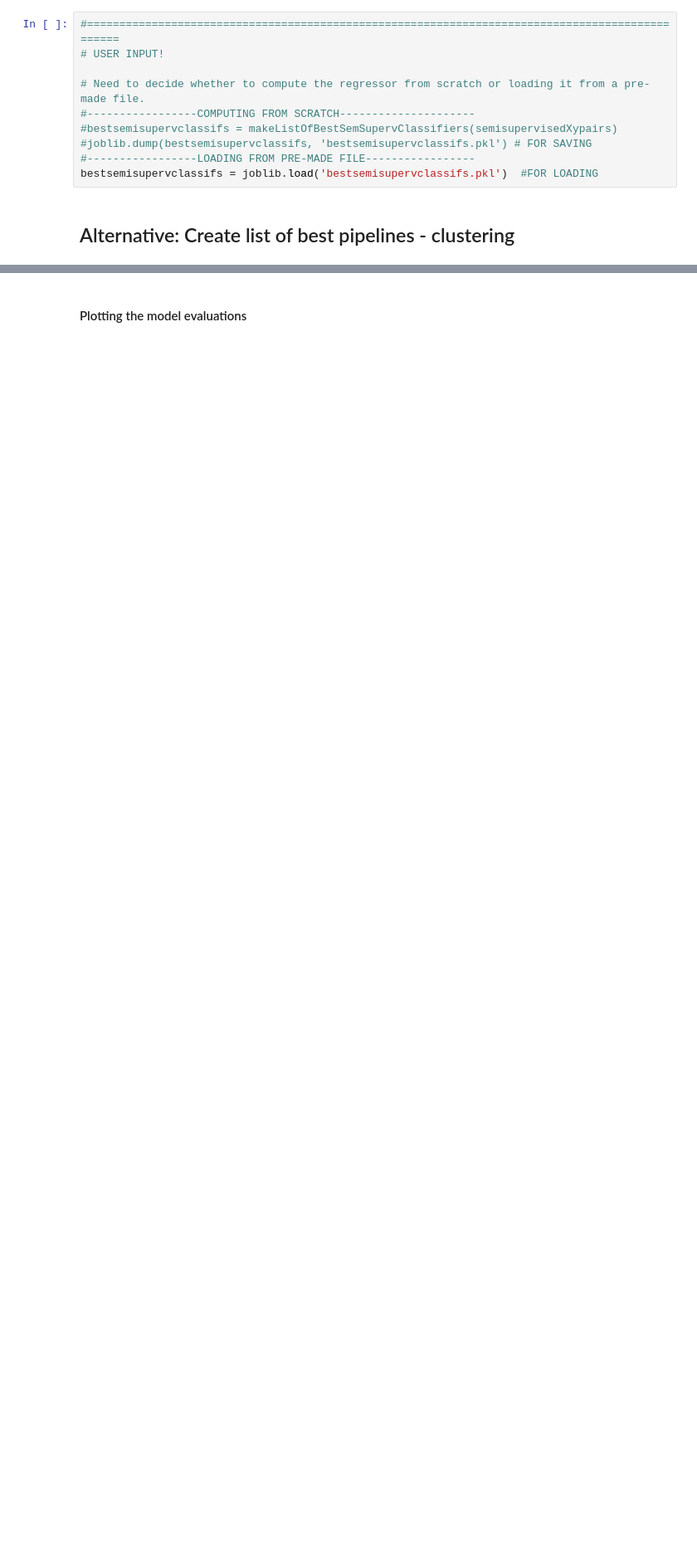
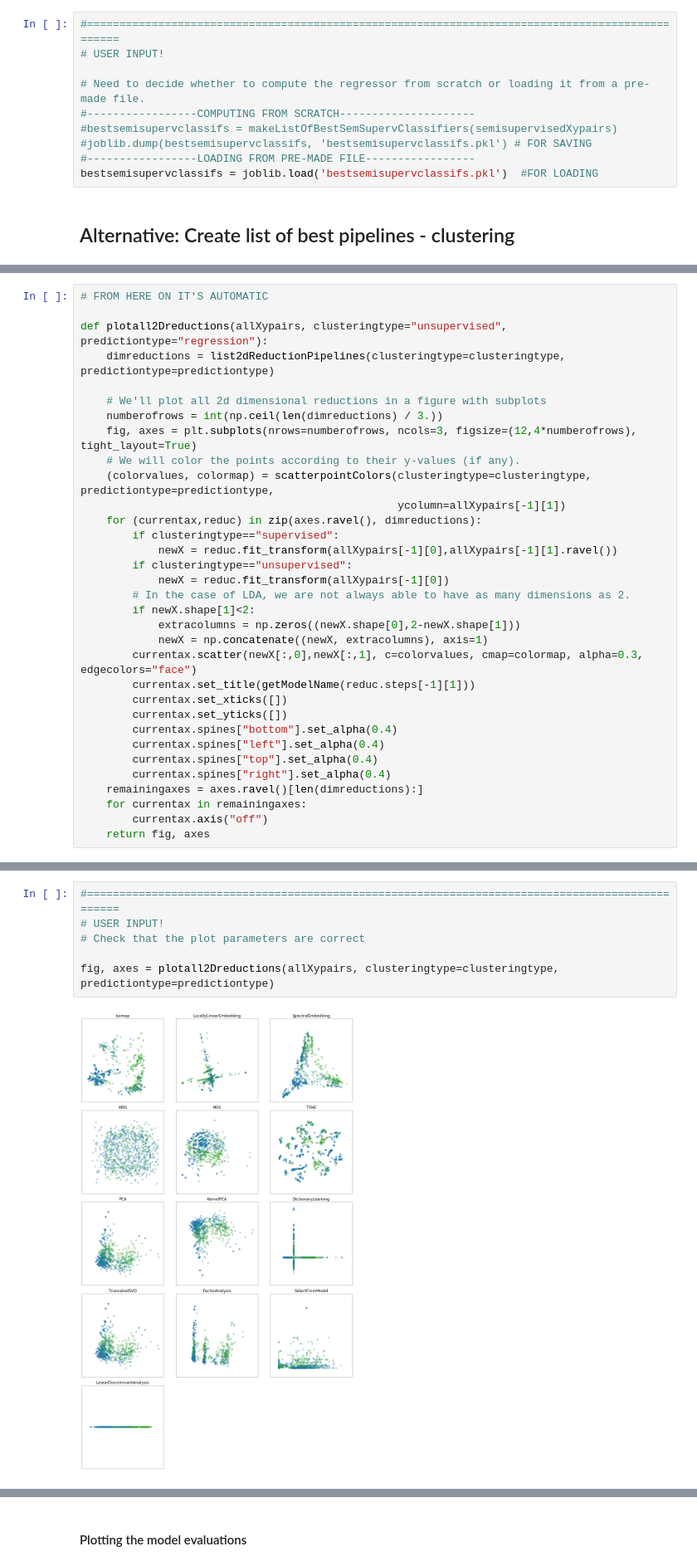
Before and after one commit to dangall/FullDataAnalysisPipeline, a Jupyter notebook: Predictions.ipynb, the cells around one changed output, grey strips where cells are left out. Shown at 83% size. Cells and saved outputs as stored; diff of their text form; blank space fills up the shorter version.

Commit message:
Finish clustering. Make all 2d visualizations of the data.

```diff
--- a/Predictions.ipynb
+++ b/Predictions.ipynb
@@ -851,0 +1369,33 @@ if True:
+# %%
+# FROM HERE ON IT'S AUTOMATIC
+
+def plotall2Dreductions(allXypairs, clusteringtype="unsupervised", predictiontype="regression"):
+    dimreductions = list2dReductionPipelines(clusteringtype=clusteringtype, predictiontype=predictiontype)
+
+    # We'll plot all 2d dimensional reductions in a figure with subplots
+    numberofrows = int(np.ceil(len(dimreductions) / 3.))
+    fig, axes = plt.subplots(nrows=numberofrows, ncols=3, figsize=(12,4*numberofrows), tight_layout=True)
+    # We will color the points according to their y-values (if any).
+    (colorvalues, colormap) = scatterpointColors(clusteringtype=clusteringtype, predictiontype=predictiontype,
+                                                 ycolumn=allXypairs[-1][1])
+    for (currentax,reduc) in zip(axes.ravel(), dimreductions):
+        if clusteringtype=="supervised":
+            newX = reduc.fit_transform(allXypairs[-1][0],allXypairs[-1][1].ravel())
+        if clusteringtype=="unsupervised":
+            newX = reduc.fit_transform(allXypairs[-1][0])
+        # In the case of LDA, we are not always able to have as many dimensions as 2.
+        if newX.shape[1]<2:
+            extracolumns = np.zeros((newX.shape[0],2-newX.shape[1]))
+            newX = np.concatenate((newX, extracolumns), axis=1)
+        currentax.scatter(newX[:,0],newX[:,1], c=colorvalues, cmap=colormap, alpha=0.3, edgecolors="face")
+        currentax.set_title(getModelName(reduc.steps[-1][1]))
+        currentax.set_xticks([])
+        currentax.set_yticks([])
+        currentax.spines["bottom"].set_alpha(0.4)
+        currentax.spines["left"].set_alpha(0.4)
+        currentax.spines["top"].set_alpha(0.4)
+        currentax.spines["right"].set_alpha(0.4)
+    remainingaxes = axes.ravel()[len(dimreductions):]
+    for currentax in remainingaxes:
+        currentax.axis("off")
+    return fig, axes
@@ -851,0 +1433,8 @@ if True:
+# %%
+#================================================================================================
+# USER INPUT!
+# Check that the plot parameters are correct
+
+fig, axes = plotall2Dreductions(allXypairs, clusteringtype=clusteringtype, predictiontype=predictiontype)
+# %% [output]
+[figure, added]
```
Also changed, not shown: parts of 83 cells of this notebook.
